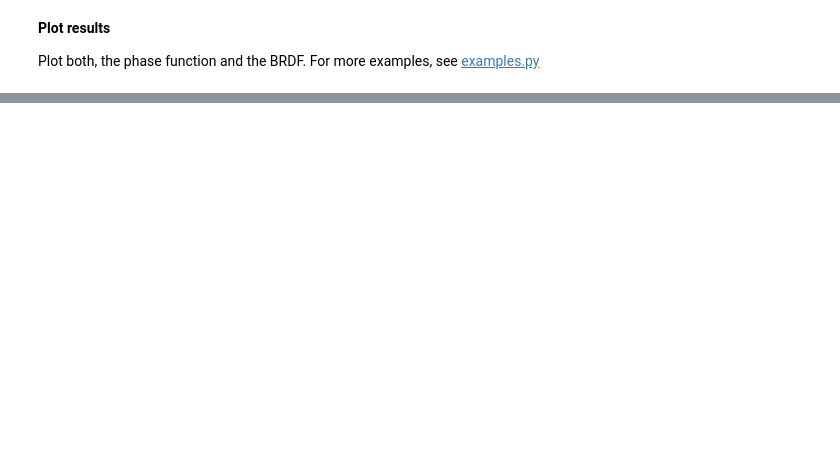
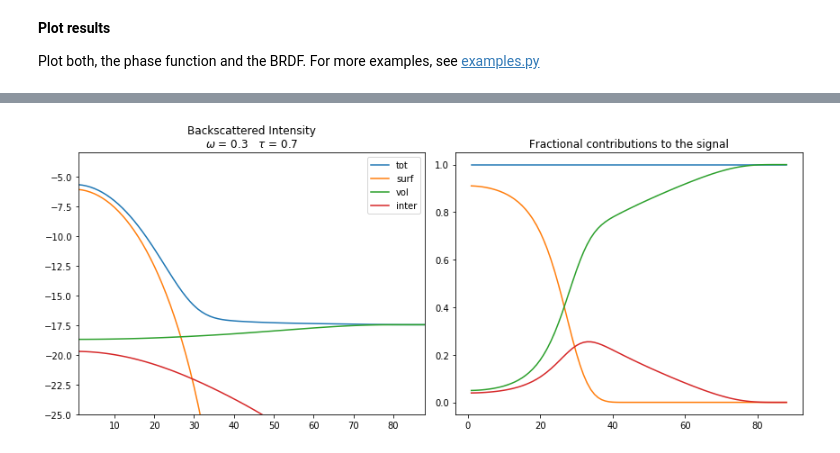
Before and after one commit to TUW-GEO/rt1, a Jupyter notebook: doc/examples/example01.ipynb, the cells around one changed output, grey strips where cells are left out. Drawn from its saved outputs; the diff is of its cells as text; code cells hidden in the pictures; blank space fills up the shorter version.

```diff
--- a/doc/examples/example01.ipynb
+++ b/doc/examples/example01.ipynb
@@ -44,6 +45,6 @@ To perform the simulations, the RT model needs to estimate once coefficients. As
 # do actual calculations with specifies geometries
 I0=1.  # set incident intensity
 R = RT1(I0, t_0, t_ex, p_0, p_ex, V=V, SRF=SRF, geometry='mono', verbosity=1)
-Itot, Isurf, Ivol, Iint = R.calc()
+res = pd.DataFrame(dict(zip(('tot','surf','vol','inter'), R.calc())), index=inc)
 # %% [output]
 generation of _fnevals functions...
@@ -78,0 +76,17 @@ plot2 = Plots().logmono(inc, Itot = Itot, Isurf = Isurf, Ivol = Ivol, Iint = Iin
+# %%
+# plot backscatter as function of incidence angle
+
+f, [ax, ax2] = plt.subplots(1,2, figsize=(12,5))
+ax.set_title('Backscattered Intensity'+'\n$\\omega$ = ' + str(R.V.omega) + '$ \quad \\tau$ = ' + str(R.V.tau))
+ax2.set_title('Fractional contributions to the signal')
+
+resdb = 10.*np.log10(res[res!=0])
+resdb.plot(ax=ax)
+ax.legend()
+ax2.plot(res.div(res.tot, axis=0))
+
+_ = ax.set_ylim(-25,-3)
+ax.set_ylim()
+f.tight_layout()
+# %% [output]
+[figure, added]
```
Also changed, not shown: parts of 5 cells of this notebook, 7 other files.
